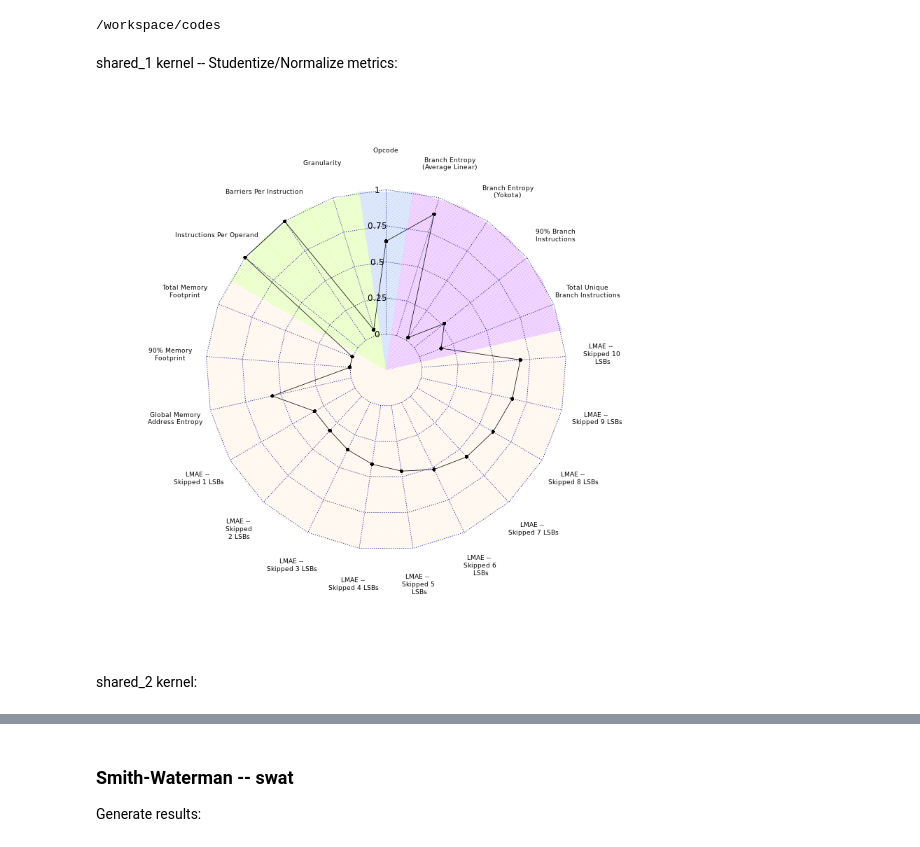
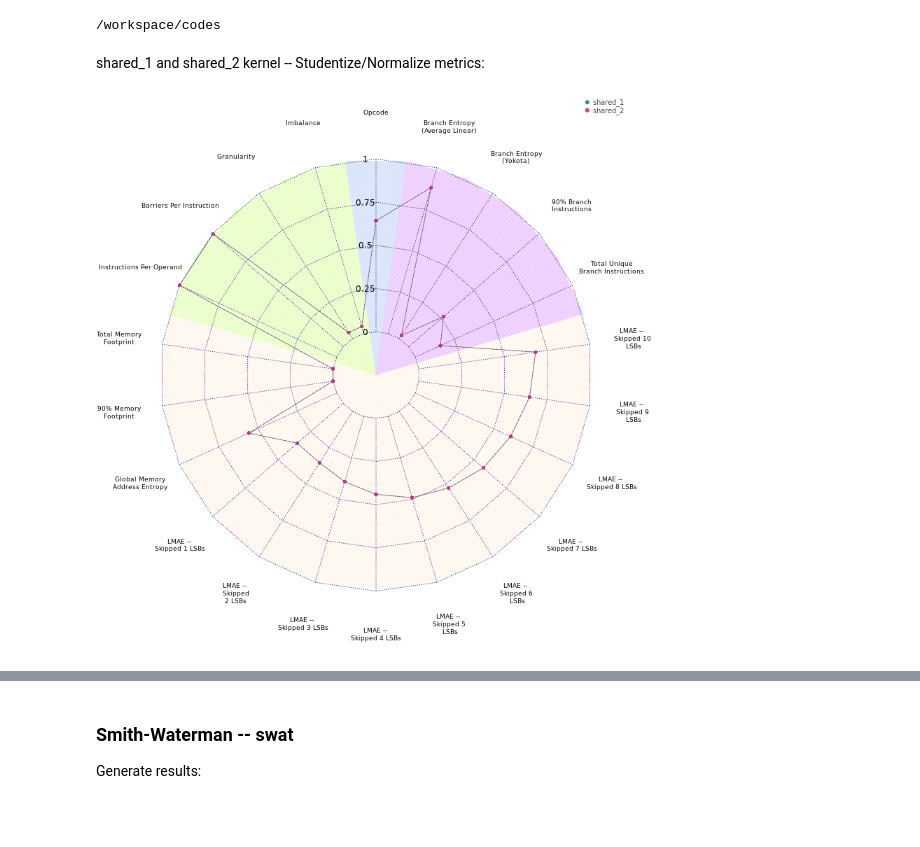
Before and after one commit to BeauJoh/Benchmarking-bioinformatics-workloads-and-exploring-suitability-for-heterogeneous-HPC-artefact, a Jupyter notebook: codes/AIWC spaces of bioinformatics workloads.ipynb, the cells around one changed output, grey strips where cells are left out. Cells and saved outputs as stored; diff of their text form; code cells hidden in the pictures; blank space fills up the shorter version.

Commit message:
updated results with the aiwc bugfix and multiple kernels per application

```diff
--- a/codes/AIWC spaces of bioinformatics workloads.ipynb
+++ b/codes/AIWC spaces of bioinformatics workloads.ipynb
@@ -79,7 +79,7 @@ for csv_file in list_of_csv:
     x['application'] = 'nw'
     x['kernel'] = 'shared_2'
     x['invocation'] = i
-    x['size'] = 'large'
+    x['size'] = 'small'
     frames.append(x)
     i = i + 1
 
@@ -89,28 +89,31 @@ metrics = pd.concat(frames)
 # %% [output]
 /workspace/codes
 # %% [markdown]
-shared_1 kernel -- Studentize/Normalize metrics:
+shared_1 and shared_2 kernel -- Studentize/Normalize metrics:
 # %%
 %%R -i metrics -w 800 -h 800 -u px
 
 library('fmsb')
 library('cowplot')
 source('./kiviat-plotter.R')
 source('./reordering-codes.R')
 
-#Normalize according to previously collected metrics
+#Reorder the dataframes
 load('/opencl-predictions-with-aiwc/data/intermediate/featdata.Rda')
+new.featdata <- rbind(featdata.all,metrics)
+nv <- subset(reorder_features(new.featdata),select=-c(size,kernel,application,invocation))
 
-featdata.all <- rbind(featdata.all,metrics)
-
-#Reorder the dataframes
-x <- reorder_and_subset(featdata=featdata.all,size='small',kernel="shared_1")
+x <- reorder_and_subset(featdata=new.featdata,size='small',kernel="shared_1")
 x <- data.frame(t(colMeans(x)))
 y <- x
-nv <- subset(reorder_features(featdata.all),select=-c(size,kernel,application,invocation))
 
-plot_kiviat(y,nv,colour="black",colour_spokes=TRUE)
+x <- reorder_and_subset(featdata=new.featdata,size='small',kernel="shared_2")
+x <- data.frame(t(colMeans(x)))
+y <- rbind(y,x)
+
+k_names <- c("shared_1","shared_2")
+
+#Normalize according to previously collected metrics
+plot_kiviat(y,nv,colour="black",colour_spokes=TRUE,all_kernels=TRUE,kernel_names=k_names)
 # %% [output]
-[figure, old version]
+[figure, new version]
-# %% [markdown]
-shared_2 kernel:
```
Also changed, not shown: parts of 7 cells of this notebook, 3 other files.
